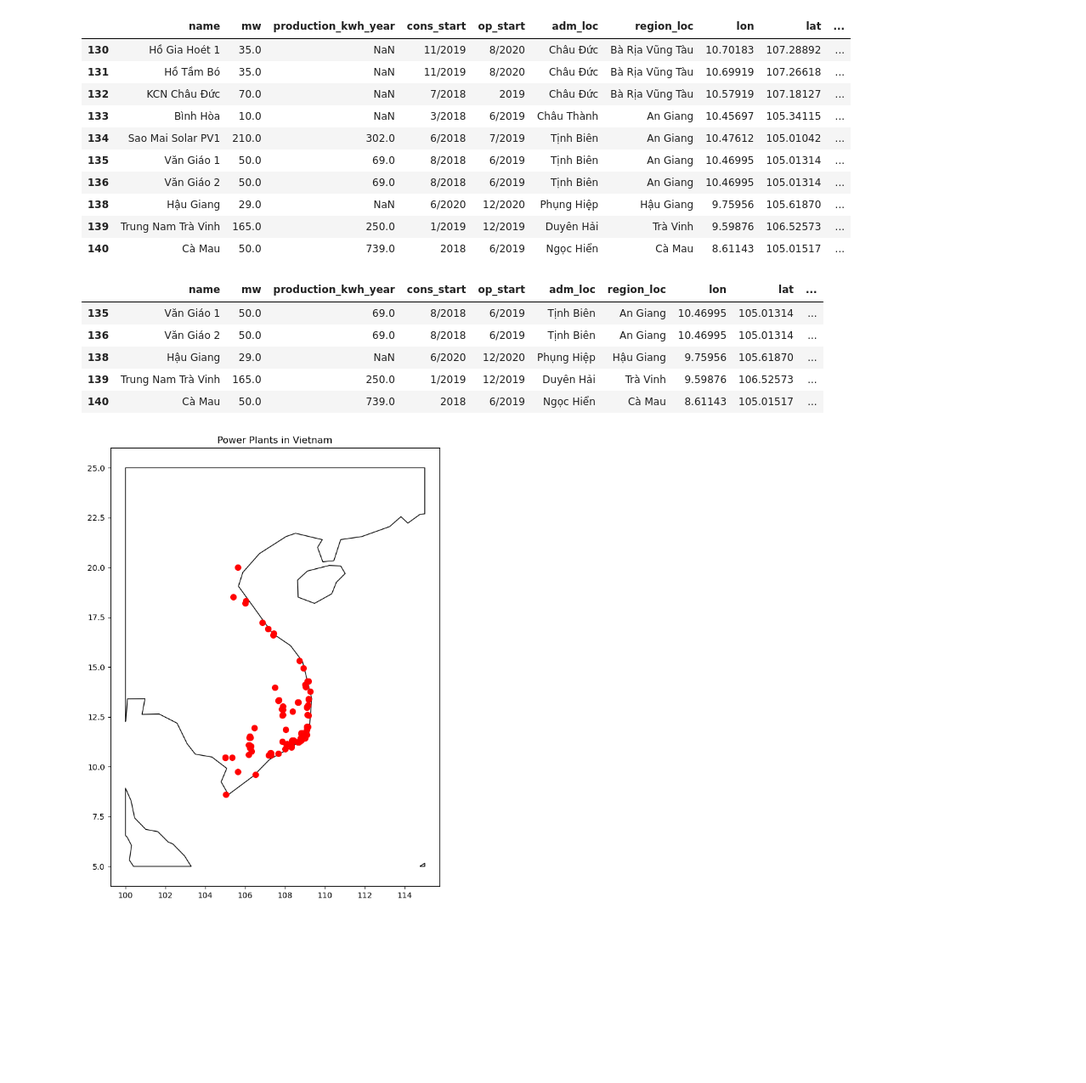
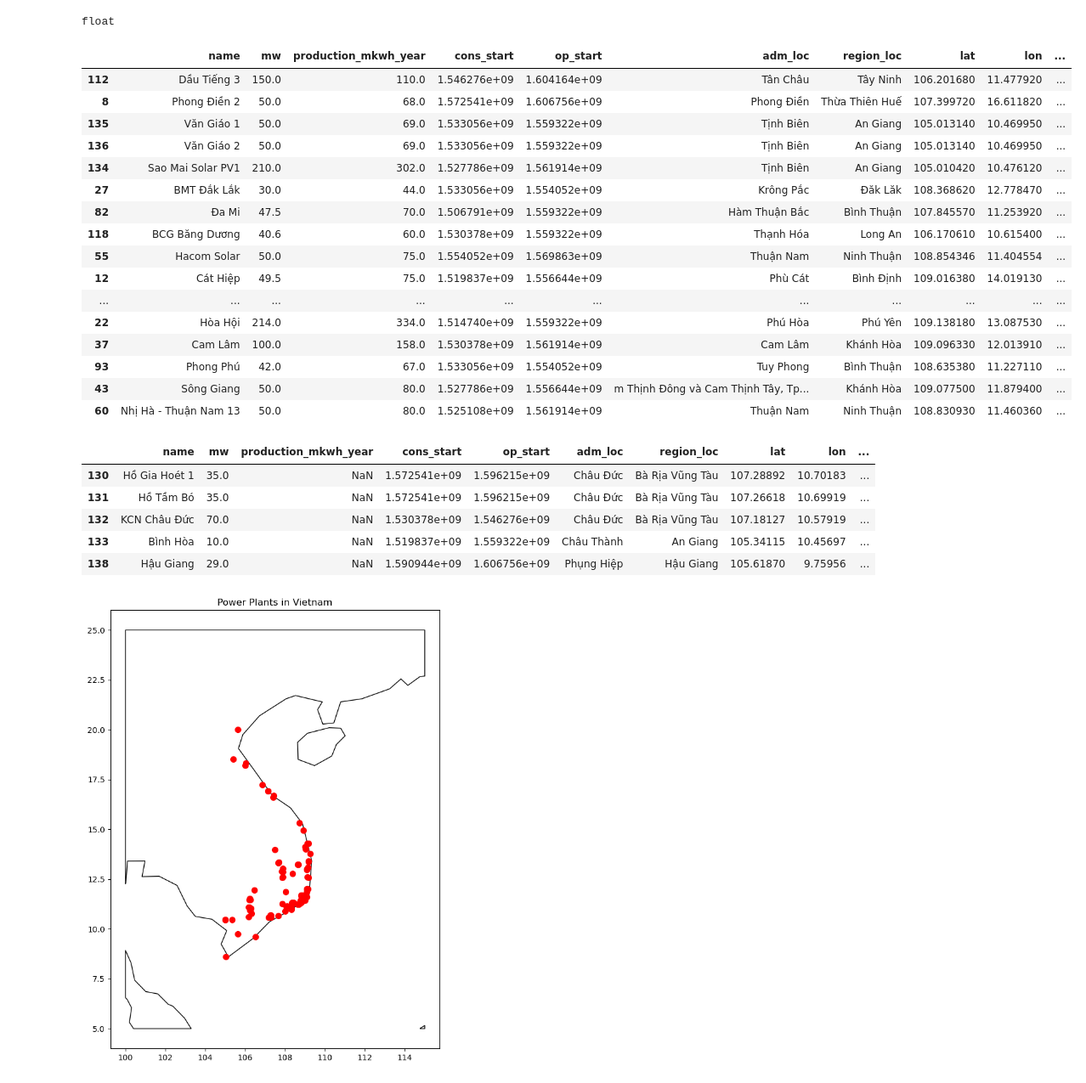
Before and after one commit to kyojinkyojin/vn_solar_power, a Jupyter notebook: get_data.ipynb, the cells around one changed output. Shown: that part at 85% size. Saved outputs shown, nothing was run; the diff lists cells and outputs as text; code cells hidden in the pictures; blank space fills up the shorter version.

```diff
--- a/get_data.ipynb
+++ b/get_data.ipynb
@@ -9,3 +10,7 @@ import matplotlib.pyplot as plt
+# %%
+type(np.nan)
+# %% [output]
+float
 # %%
 #url = u"https://vi.wikipedia.org/wiki/Danh_sách_nhà_máy_điện_Mặt_Trời_ở_Việt_Nam"
 #ascii_url = urllib.parse.quote(url, safe=':/')
@@ -14,45 +19,66 @@ import matplotlib.pyplot as plt
 # %%
 df = pd.read_csv("./raw/wiki_list.csv", index_col=0)
 df = df.drop(0)
-df.columns = ['name', 'mw', 'production_kwh_year', 'cons_start', 'op_start', 'coords', 'adm_loc', 'region_loc']
+df.columns = ['name', 'mw', 'production_mkwh_year', 'cons_start', 'op_start', 'coords', 'adm_loc', 'region_loc']
 def fix_coords(c_str):
     try:
         t_str = c_str.split(sep="/")[1].replace(" \ufeff", "").split(sep=" ")
         t_str = [float(re.sub(r"°[A-Za-zĐ]", "", t).replace(",", ".")) for t in t_str]
         return t_str
     except AttributeError:
         return [np.nan, np.nan]
 
+df['lat'] = df['coords'].apply(lambda x: fix_coords(x)[1])
 df['lon'] = df['coords'].apply(lambda x: fix_coords(x)[0])
-df['lat'] = df['coords'].apply(lambda x: fix_coords(x)[1])
 df['region_loc'] = df['region_loc'].apply(lambda x: re.sub(r" \[\d+\]", "", x))
 df['adm_loc'] = df['adm_loc'].apply(lambda x: x[x.find("huyện ")+len("huyện "):] if isinstance(x, str) else np.nan)
+def clean_time(date_str):
+    if isinstance(date_str, float):
+        return None
+    formats = ["%Y", "%m/%Y"]
+    date_str = str(date_str)
+    for fmt in formats:
+        try:
+            dt = datetime.datetime.strptime(date_str, fmt)
+            return int(dt.timestamp())
+        except ValueError:
+            continue
+    raise ValueError(f"Date format for '{date_str}' not recognized.")
+
+df['cons_start'] = df['cons_start'].apply(clean_time).astype(int)
+df['op_start'] = df['op_start'].apply(clean_time).astype(int)
 df = df.drop(columns='coords', axis=1)
 df = df.dropna(subset=['lon'])
-df['efficiency'] = df['mw']*1000/df['production_kwh_year']
+df['efficiency'] = df['mw']*1000/df['production_mkwh_year']
 df = df.sort_values(by="efficiency", ascending=False)
-df.head(10)
+df.head(20)
 # %% [output]
-|  | name | mw | production_kwh_year | cons_start | op_start | adm_loc | region_loc | lon | lat | ... |
-| 130 | Hồ Gia Hoét 1 | 35.0 | NaN | 11/2019 | 8/2020 | Châu Đức | Bà Rịa Vũng Tàu | 10.70183 | 107.28892 | ... |
-| 131 | Hồ Tầm Bó | 35.0 | NaN | 11/2019 | 8/2020 | Châu Đức | Bà Rịa Vũng Tàu | 10.69919 | 107.26618 | ... |
-| 132 | KCN Châu Đức | 70.0 | NaN | 7/2018 | 2019 | Châu Đức | Bà Rịa Vũng Tàu | 10.57919 | 107.18127 | ... |
-| 133 | Bình Hòa | 10.0 | NaN | 3/2018 | 6/2019 | Châu Thành | An Giang | 10.45697 | 105.34115 | ... |
-| 134 | Sao Mai Solar PV1 | 210.0 | 302.0 | 6/2018 | 7/2019 | Tịnh Biên | An Giang | 10.47612 | 105.01042 | ... |
-| 135 | Văn Giáo 1 | 50.0 | 69.0 | 8/2018 | 6/2019 | Tịnh Biên | An Giang | 10.46995 | 105.01314 | ... |
-| 136 | Văn Giáo 2 | 50.0 | 69.0 | 8/2018 | 6/2019 | Tịnh Biên | An Giang | 10.46995 | 105.01314 | ... |
-| 138 | Hậu Giang | 29.0 | NaN | 6/2020 | 12/2020 | Phụng Hiệp | Hậu Giang | 9.75956 | 105.61870 | ... |
-| 139 | Trung Nam Trà Vinh | 165.0 | 250.0 | 1/2019 | 12/2019 | Duyên Hải | Trà Vinh | 9.59876 | 106.52573 | ... |
-| 140 | Cà Mau | 50.0 | 739.0 | 2018 | 6/2019 | Ngọc Hiển | Cà Mau | 8.61143 | 105.01517 | ... |
+|  | name | mw | production_mkwh_year | cons_start | op_start | adm_loc | region_loc | lat | lon | ... |
+| 112 | Dầu Tiếng 3 | 150.0 | 110.0 | 1.546276e+09 | 1.604164e+09 | Tân Châu | Tây Ninh | 106.201680 | 11.477920 | ... |
+| 8 | Phong Điền 2 | 50.0 | 68.0 | 1.572541e+09 | 1.606756e+09 | Phong Điền | Thừa Thiên Huế | 107.399720 | 16.611820 | ... |
+| 135 | Văn Giáo 1 | 50.0 | 69.0 | 1.533056e+09 | 1.559322e+09 | Tịnh Biên | An Giang | 105.013140 | 10.469950 | ... |
+| 136 | Văn Giáo 2 | 50.0 | 69.0 | 1.533056e+09 | 1.559322e+09 | Tịnh Biên | An Giang | 105.013140 | 10.469950 | ... |
+| 134 | Sao Mai Solar PV1 | 210.0 | 302.0 | 1.527786e+09 | 1.561914e+09 | Tịnh Biên | An Giang | 105.010420 | 10.476120 | ... |
+| 27 | BMT Đắk Lắk | 30.0 | 44.0 | 1.533056e+09 | 1.554052e+09 | Krông Pắc | Đăk Lăk | 108.368620 | 12.778470 | ... |
+| 82 | Đa Mi | 47.5 | 70.0 | 1.506791e+09 | 1.559322e+09 | Hàm Thuận Bắc | Bình Thuận | 107.845570 | 11.253920 | ... |
+| 118 | BCG Băng Dương | 40.6 | 60.0 | 1.530378e+09 | 1.559322e+09 | Thạnh Hóa | Long An | 106.170610 | 10.615400 | ... |
+| 55 | Hacom Solar | 50.0 | 75.0 | 1.554052e+09 | 1.569863e+09 | Thuận Nam | Ninh Thuận | 108.854346 | 11.404554 | ... |
+| 12 | Cát Hiệp | 49.5 | 75.0 | 1.519837e+09 | 1.556644e+09 | Phù Cát | Bình Định | 109.016380 | 14.019130 | ... |
+| ... | ... | ... | ... | ... | ... | ... | ... | ... | ... | ... |
+| 22 | Hòa Hội | 214.0 | 334.0 | 1.514740e+09 | 1.559322e+09 | Phú Hòa | Phú Yên | 109.138180 | 13.087530 | ... |
+| 37 | Cam Lâm | 100.0 | 158.0 | 1.530378e+09 | 1.561914e+09 | Cam Lâm | Khánh Hòa | 109.096330 | 12.013910 | ... |
+| 93 | Phong Phú | 42.0 | 67.0 | 1.533056e+09 | 1.554052e+09 | Tuy Phong | Bình Thuận | 108.635380 | 11.227110 | ... |
+| 43 | Sông Giang | 50.0 | 80.0 | 1.527786e+09 | 1.556644e+09 | m Thịnh Đông và Cam Thịnh Tây, Tp... | Khánh Hòa | 109.077500 | 11.879400 | ... |
+| 60 | Nhị Hà - Thuận Nam 13 | 50.0 | 80.0 | 1.525108e+09 | 1.561914e+09 | Thuận Nam | Ninh Thuận | 108.830930 | 11.460360 | ... |
 # %%
 gdf = gpd.GeoDataFrame(
     df, geometry=gpd.points_from_xy(df['lat'], df['lon']), crs="EPSG:4326"
 )
 gdf.tail()
 # %% [output]
-|  | name | mw | production_kwh_year | cons_start | op_start | adm_loc | region_loc | lon | lat | ... |
-| 135 | Văn Giáo 1 | 50.0 | 69.0 | 8/2018 | 6/2019 | Tịnh Biên | An Giang | 10.46995 | 105.01314 | ... |
-| 136 | Văn Giáo 2 | 50.0 | 69.0 | 8/2018 | 6/2019 | Tịnh Biên | An Giang | 10.46995 | 105.01314 | ... |
-| 138 | Hậu Giang | 29.0 | NaN | 6/2020 | 12/2020 | Phụng Hiệp | Hậu Giang | 9.75956 | 105.61870 | ... |
-| 139 | Trung Nam Trà Vinh | 165.0 | 250.0 | 1/2019 | 12/2019 | Duyên Hải | Trà Vinh | 9.59876 | 106.52573 | ... |
-| 140 | Cà Mau | 50.0 | 739.0 | 2018 | 6/2019 | Ngọc Hiển | Cà Mau | 8.61143 | 105.01517 | ... |
+|  | name | mw | production_mkwh_year | cons_start | op_start | adm_loc | region_loc | lat | lon | ... |
+| 130 | Hồ Gia Hoét 1 | 35.0 | NaN | 1.572541e+09 | 1.596215e+09 | Châu Đức | Bà Rịa Vũng Tàu | 107.28892 | 10.70183 | ... |
+| 131 | Hồ Tầm Bó | 35.0 | NaN | 1.572541e+09 | 1.596215e+09 | Châu Đức | Bà Rịa Vũng Tàu | 107.26618 | 10.69919 | ... |
+| 132 | KCN Châu Đức | 70.0 | NaN | 1.530378e+09 | 1.546276e+09 | Châu Đức | Bà Rịa Vũng Tàu | 107.18127 | 10.57919 | ... |
+| 133 | Bình Hòa | 10.0 | NaN | 1.519837e+09 | 1.559322e+09 | Châu Thành | An Giang | 105.34115 | 10.45697 | ... |
+| 138 | Hậu Giang | 29.0 | NaN | 1.590944e+09 | 1.606756e+09 | Phụng Hiệp | Hậu Giang | 105.61870 | 9.75956 | ... |
```
Also changed, not shown: parts of 2 cells of this notebook, 1 other file.
